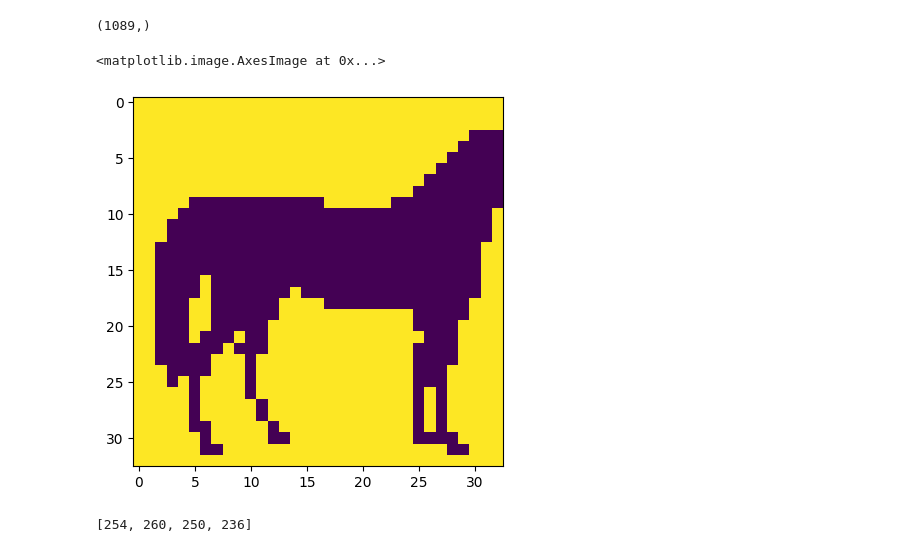
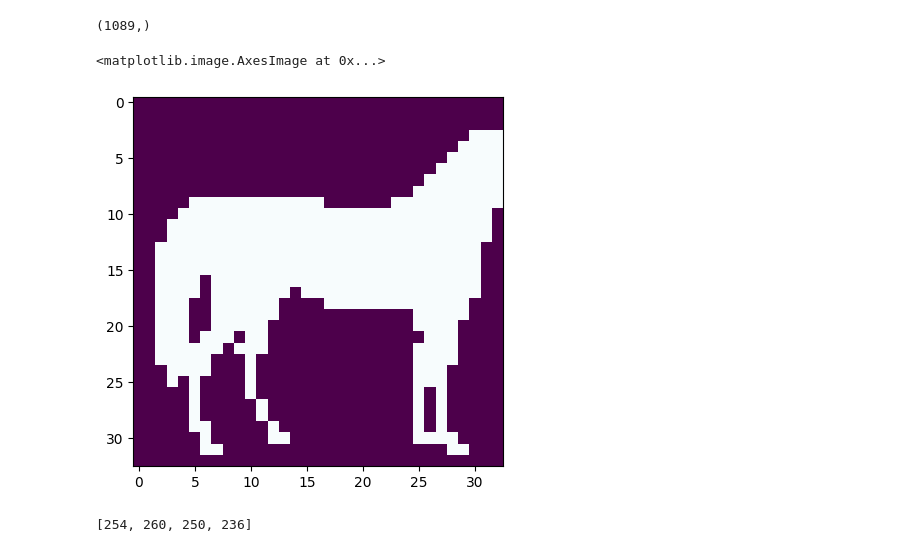
Before and after one commit to jtpotato/simc-2024, a Jupyter notebook: challenge_john_monash.ipynb, the cells around one changed output. Saved outputs shown, nothing was run; the diff lists cells and outputs as text; code cells hidden in the pictures.

```diff
--- a/challenge_john_monash.ipynb
+++ b/challenge_john_monash.ipynb
@@ -109,8 +117,8 @@ np.shape(task3[0])  # = 33 ** 2
 # %%
 task_3_original_image = np.reshape(task3[0], (33, 33))
 # %%
-plt.imshow(task_3_original_image)
+plt.imshow(task_3_original_image, cmap="BuPu")
 # %% [output]
 <matplotlib.image.AxesImage at 0x...>
-[figure, old version]
+[figure, new version]
 # %%
```
Also changed, not shown: parts of 24 cells of this notebook.
